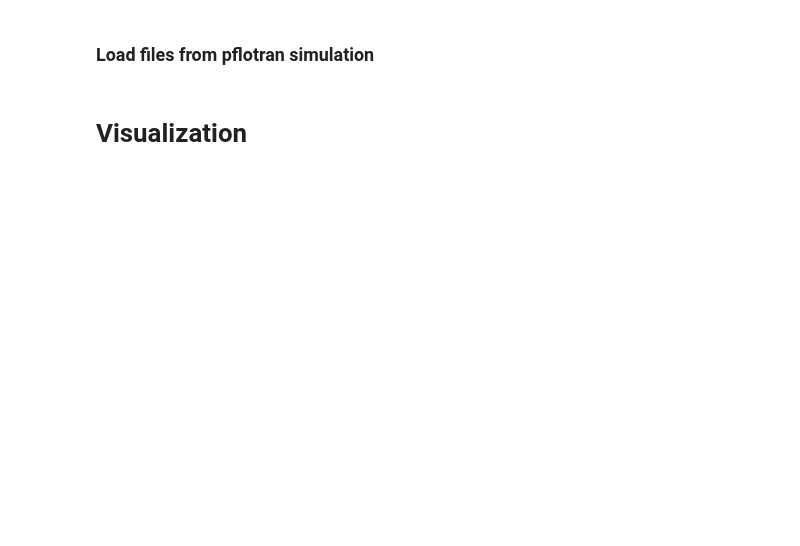
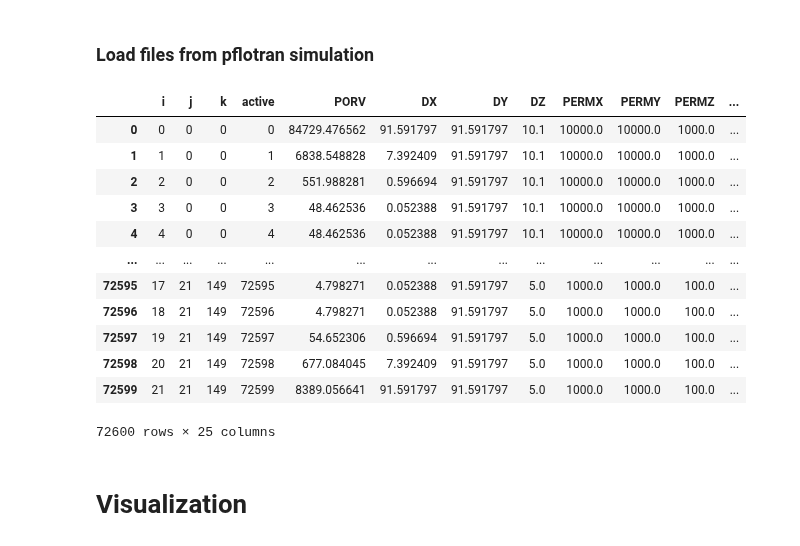
Before and after one commit to equinor/WINC_OnePager, a Jupyter notebook: notebooks/pflotran_gap.ipynb, the cells around one changed output. Cells and saved outputs as stored; diff of their text form; code cells hidden in the pictures; blank space fills up the shorter version.

```diff
--- a/notebooks/pflotran_gap.ipynb
+++ b/notebooks/pflotran_gap.ipynb
@@ -258,6 +258,22 @@ Run completed, wall clock time =  4.4647E+00 s,  7.4412E-02 min
 # %%
 # load LGR grid from simulation file
 grid_lgr = GridLGR(simcase2)
+# %%
+grid_lgr.lgr_index
+# %% [output]
+|  | i | j | k | active | PORV | DX | DY | DZ | PERMX | PERMY | PERMZ | ... |
+| 0 | 0 | 0 | 0 | 0 | 84729.476562 | 91.591797 | 91.591797 | 10.1 | 10000.0 | 10000.0 | 1000.0 | ... |
+| 1 | 1 | 0 | 0 | 1 | 6838.548828 | 7.392409 | 91.591797 | 10.1 | 10000.0 | 10000.0 | 1000.0 | ... |
+| 2 | 2 | 0 | 0 | 2 | 551.988281 | 0.596694 | 91.591797 | 10.1 | 10000.0 | 10000.0 | 1000.0 | ... |
+| 3 | 3 | 0 | 0 | 3 | 48.462536 | 0.052388 | 91.591797 | 10.1 | 10000.0 | 10000.0 | 1000.0 | ... |
+| 4 | 4 | 0 | 0 | 4 | 48.462536 | 0.052388 | 91.591797 | 10.1 | 10000.0 | 10000.0 | 1000.0 | ... |
+| ... | ... | ... | ... | ... | ... | ... | ... | ... | ... | ... | ... | ... |
+| 72595 | 17 | 21 | 149 | 72595 | 4.798271 | 0.052388 | 91.591797 | 5.0 | 1000.0 | 1000.0 | 100.0 | ... |
+| 72596 | 18 | 21 | 149 | 72596 | 4.798271 | 0.052388 | 91.591797 | 5.0 | 1000.0 | 1000.0 | 100.0 | ... |
+| 72597 | 19 | 21 | 149 | 72597 | 54.652306 | 0.596694 | 91.591797 | 5.0 | 1000.0 | 1000.0 | 100.0 | ... |
+| 72598 | 20 | 21 | 149 | 72598 | 677.084045 | 7.392409 | 91.591797 | 5.0 | 1000.0 | 1000.0 | 100.0 | ... |
+| 72599 | 21 | 21 | 149 | 72599 | 8389.056641 | 91.591797 | 91.591797 | 5.0 | 1000.0 | 1000.0 | 100.0 | ... |
+72600 rows × 25 columns
 # %% [markdown]
 # Visualization
 # %%
```
Also changed, not shown: parts of 8 cells of this notebook.
